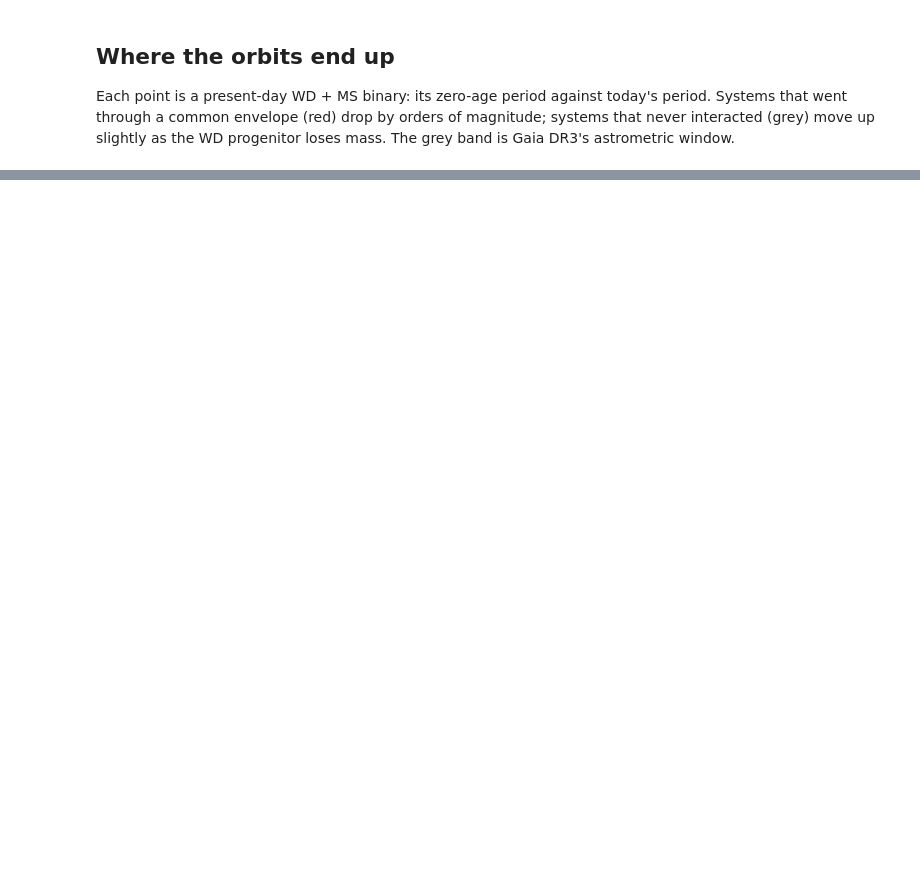
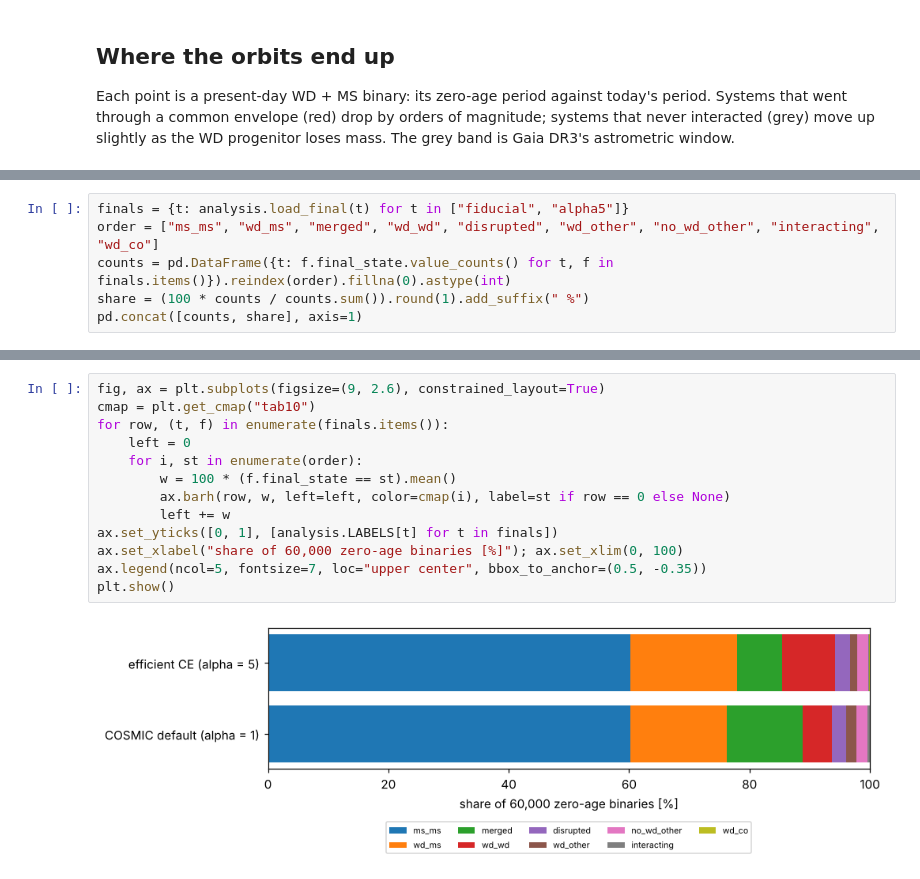
Before and after one commit to emmachickles/gaia_popsynth, a Jupyter notebook: notebooks/01_cosmic_population.ipynb, the cells around one changed output, grey strips where cells are left out. Saved outputs shown, nothing was run; the diff lists cells and outputs as text; blank space fills up the shorter version.

```diff
--- a/notebooks/01_cosmic_population.ipynb
+++ b/notebooks/01_cosmic_population.ipynb
@@ -119,0 +135,6 @@ Next: [02_galaxy_and_gaia_selection.ipynb](02_galaxy_and_gaia_selection.ipynb).
+# %%
+finals = {t: analysis.load_final(t) for t in ["fiducial", "alpha5"]}
+order = ["ms_ms", "wd_ms", "merged", "wd_wd", "disrupted", "wd_other", "no_wd_other", "interacting", "wd_co"]
+counts = pd.DataFrame({t: f.final_state.value_counts() for t, f in finals.items()}).reindex(order).fillna(0).astype(int)
+share = (100 * counts / counts.sum()).round(1).add_suffix(" %")
+pd.concat([counts, share], axis=1)
@@ -119,0 +153,15 @@ Next: [02_galaxy_and_gaia_selection.ipynb](02_galaxy_and_gaia_selection.ipynb).
+# %%
+fig, ax = plt.subplots(figsize=(9, 2.6), constrained_layout=True)
+cmap = plt.get_cmap("tab10")
+for row, (t, f) in enumerate(finals.items()):
+    left = 0
+    for i, st in enumerate(order):
+        w = 100 * (f.final_state == st).mean()
+        ax.barh(row, w, left=left, color=cmap(i), label=st if row == 0 else None)
+        left += w
+ax.set_yticks([0, 1], [analysis.LABELS[t] for t in finals])
+ax.set_xlabel("share of 60,000 zero-age binaries [%]"); ax.set_xlim(0, 100)
+ax.legend(ncol=5, fontsize=7, loc="upper center", bbox_to_anchor=(0.5, -0.35))
+plt.show()
+# %% [output]
+[figure, added]
```
Also changed, not shown: parts of 9 cells of this notebook, 18 other files.
